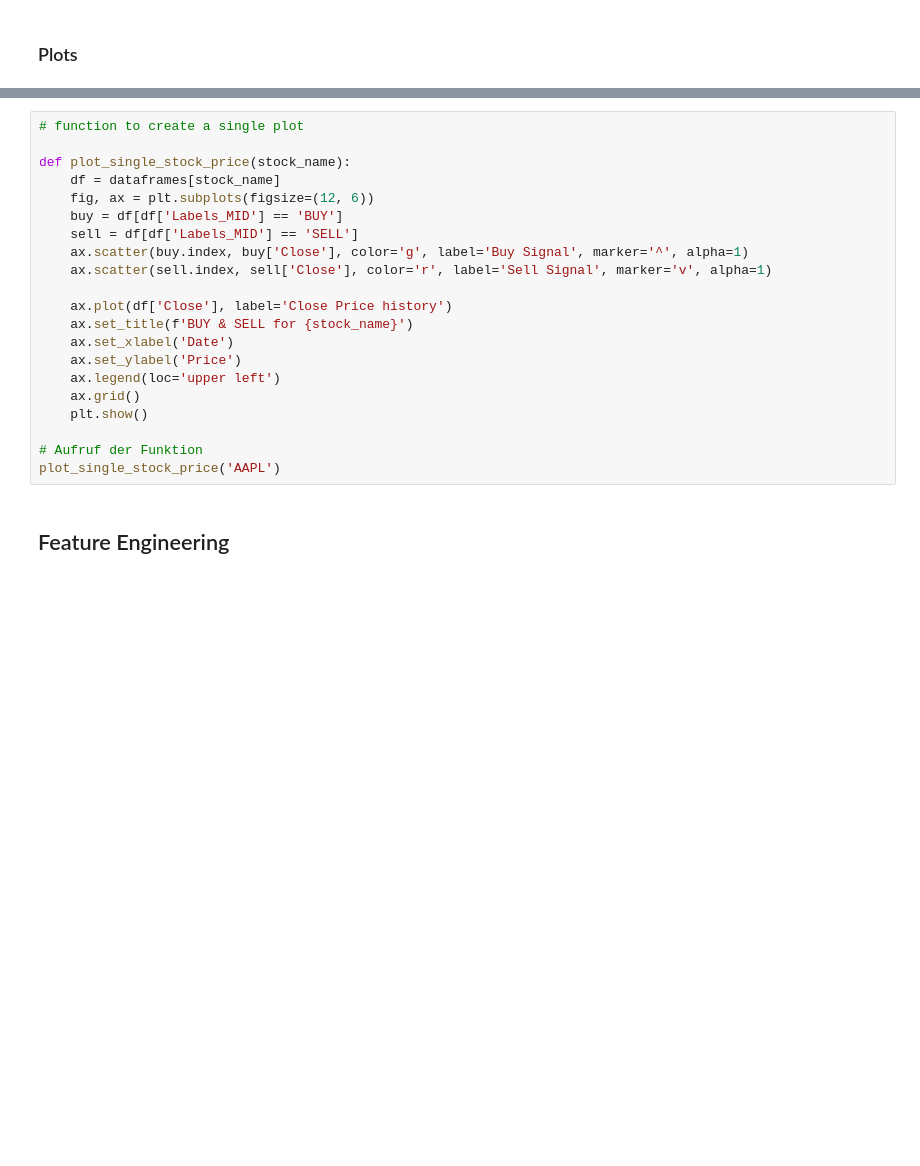
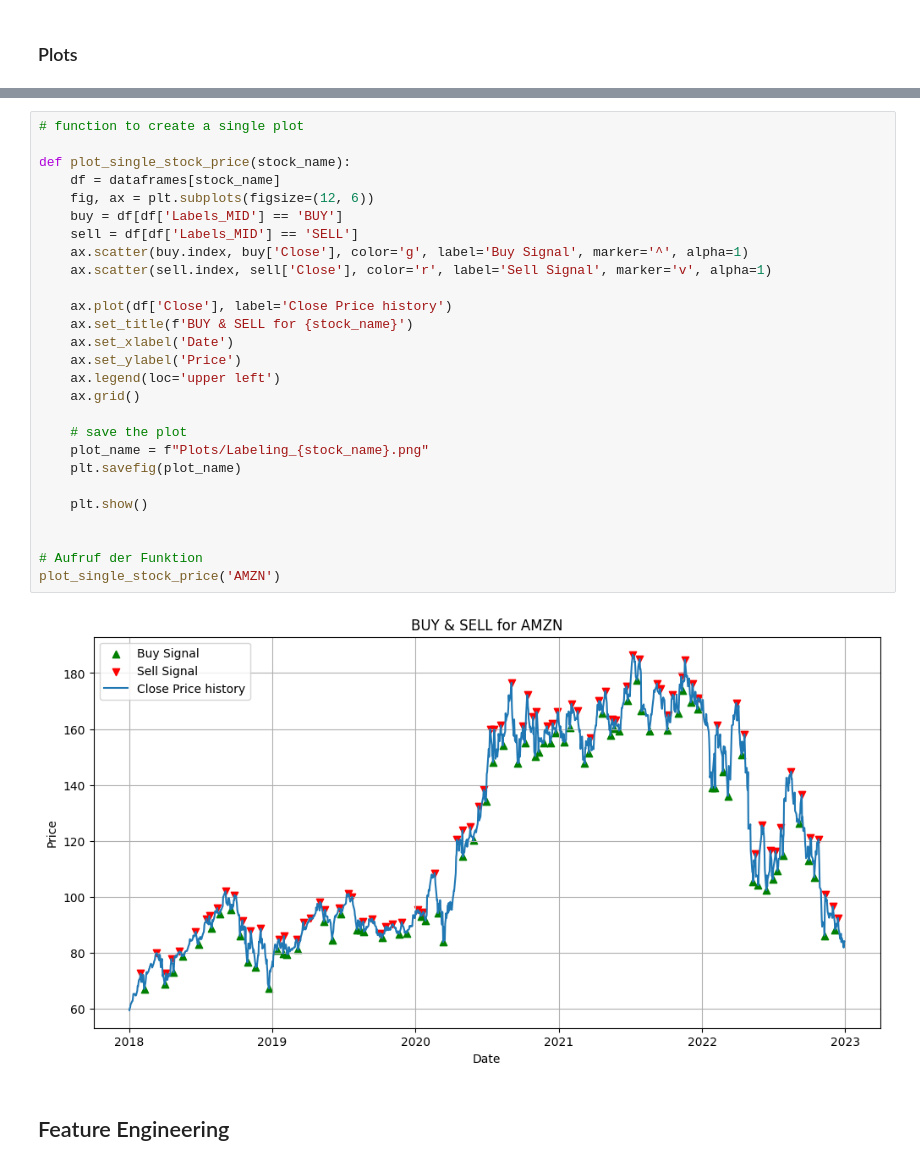
Before and after one commit to Deadeye111/fhgr-cds-305-trading-bot, a Jupyter notebook: CNN/CNN_based_TradingBot_V2.ipynb, the cells around one changed output, grey strips where cells are left out. Drawn from its saved outputs; the diff is of its cells as text; blank space fills up the shorter version.

Commit message:
reworked GUI and some Plots...

```diff
--- a/CNN/CNN_based_TradingBot_V2.ipynb
+++ b/CNN/CNN_based_TradingBot_V2.ipynb
@@ -553,24 +618,32 @@ plot_stock_price(dataframes, stock_name_plot)
 # %%
 # function to create a single plot
 
 def plot_single_stock_price(stock_name):
     df = dataframes[stock_name]
     fig, ax = plt.subplots(figsize=(12, 6))
     buy = df[df['Labels_MID'] == 'BUY']
     sell = df[df['Labels_MID'] == 'SELL']
     ax.scatter(buy.index, buy['Close'], color='g', label='Buy Signal', marker='^', alpha=1)
     ax.scatter(sell.index, sell['Close'], color='r', label='Sell Signal', marker='v', alpha=1)
 
     ax.plot(df['Close'], label='Close Price history')
     ax.set_title(f'BUY & SELL for {stock_name}')
     ax.set_xlabel('Date')
     ax.set_ylabel('Price')
     ax.legend(loc='upper left')
     ax.grid()
+
+    # save the plot
+    plot_name = f"Plots/Labeling_{stock_name}.png"
+    plt.savefig(plot_name)
+
     plt.show()
 
+
 # Aufruf der Funktion
-plot_single_stock_price('AAPL')
+plot_single_stock_price('AMZN')
+# %% [output]
+[figure, added]
 # %% [markdown]
 ## Feature Engineering
 # %% [markdown]
```
Also changed, not shown: parts of 11 cells of this notebook, 17 other files.
